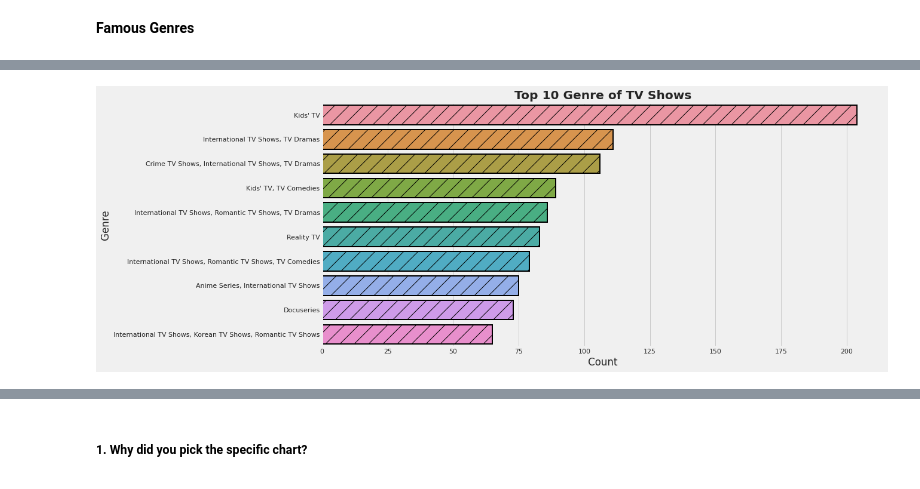
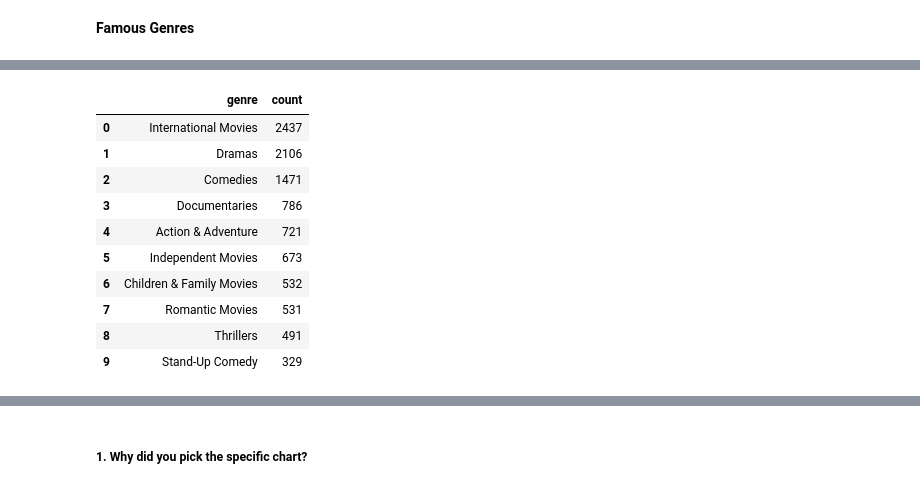
Before and after one commit to DipanshuKumar449/Netflix-Movies-and-TV-Shows-Clustering, a Jupyter notebook: Netflix_Movies_and_TV_Shows_Clustering.ipynb, the cells around one changed output, grey strips where cells are left out. Cells and saved outputs as stored; diff of their text form; code cells hidden in the pictures.

```diff
--- a/Netflix_Movies_and_TV_Shows_Clustering.ipynb
+++ b/Netflix_Movies_and_TV_Shows_Clustering.ipynb
@@ -718,14 +704,19 @@ plt.show()
-# %%
-# Chart - 12 visualization code
-
-# Analysing top 10 "TV Shows" genre
-
-plt.figure(figsize=(15,7))
-plt.style.use('fivethirtyeight')
-sns.countplot(data = tv_shows,y = tv_shows['listed_in'], lw=2, ec='black',hatch='/',order = tv_shows['listed_in'].value_counts().index[0:10])
-plt.title('Top 10 Genre of TV Shows',fontweight="bold")
-plt.xlabel("Count")
-plt.ylabel("Genre")
-plt.show()
-# %% [output]
-[figure, removed]
+# %%
+# Seperating genre from listed_in columns for analysis purpose
+movies_genres = movies['listed_in'].str.split(', ', expand=True).stack().reset_index(level=1, drop=True)
+
+# Top 10 genre in listed movies
+movies_genres = movies_genres.value_counts().reset_index().rename(columns={'index':'genre', 0:'count'})
+movies_genres[:10]
+# %% [output]
+|  | genre | count |
+| 0 | International Movies | 2437 |
+| 1 | Dramas | 2106 |
+| 2 | Comedies | 1471 |
+| 3 | Documentaries | 786 |
+| 4 | Action & Adventure | 721 |
+| 5 | Independent Movies | 673 |
+| 6 | Children & Family Movies | 532 |
+| 7 | Romantic Movies | 531 |
+| 8 | Thrillers | 491 |
+| 9 | Stand-Up Comedy | 329 |
```
Also changed, not shown: parts of 9 cells of this notebook.
